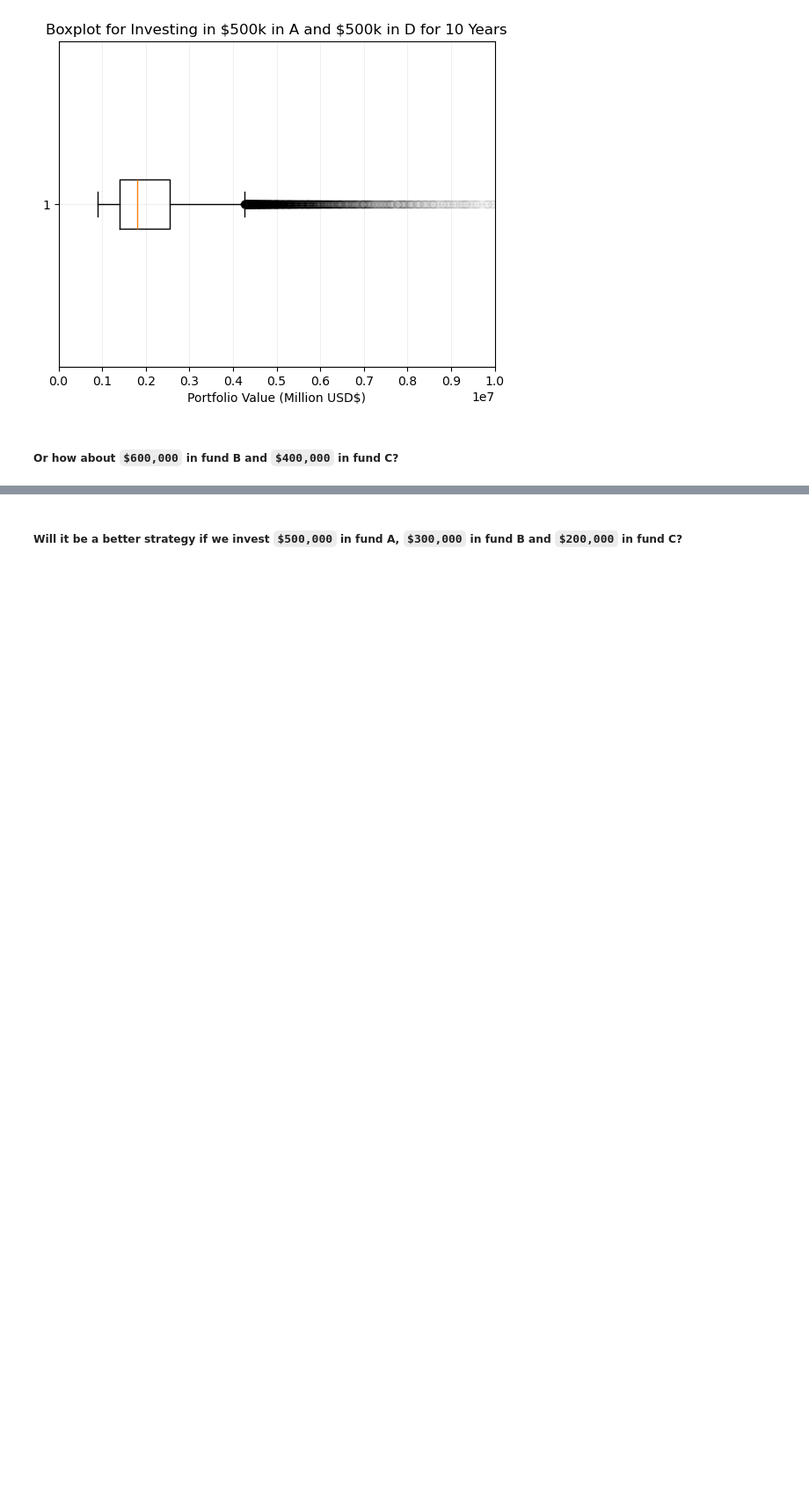
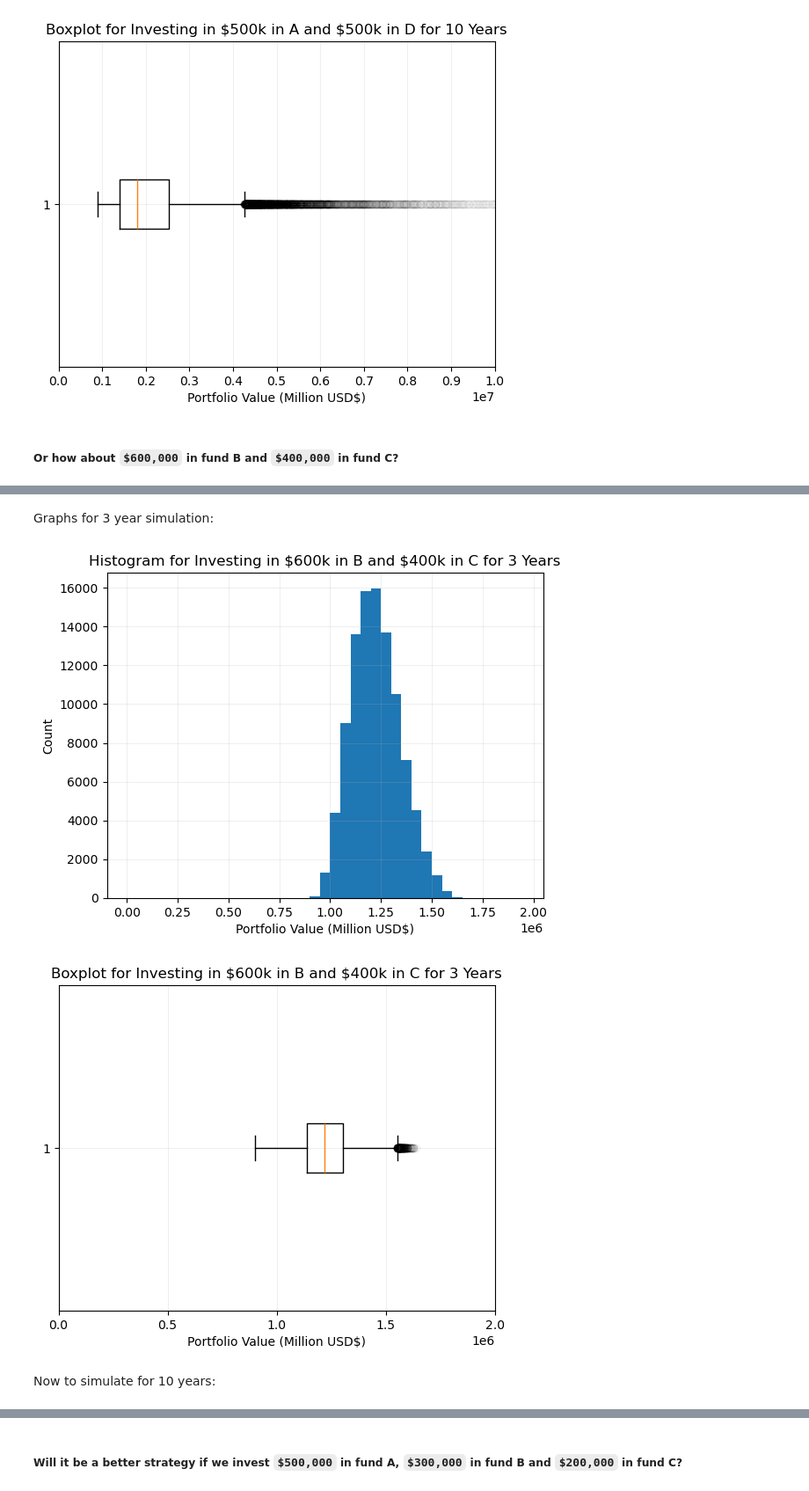
Before and after one commit to myin27/OR442-Term-Project, a Jupyter notebook: project.ipynb, the cells around one changed output, grey strips where cells are left out. Shown at 88% size. Drawn from its saved outputs; the diff is of its cells as text; code cells hidden in the pictures; blank space fills up the shorter version.

Commit message:
Complete Q4 part 2 (investing 600k in B and 400k in C).

```diff
--- a/project.ipynb
+++ b/project.ipynb
@@ -503,0 +502,7 @@ plt.show()
+# %%
+portfolios = setup_portfolios([0, 600000.0, 400000.0, 0], NUM_SIMS)
+simulate_multiple(portfolios, SHORT_TERM_YEARS)
+
+portfolio_totals = get_portfolio_totals(portfolios)
+
+print_stats(portfolio_totals)
@@ -503,0 +520,24 @@ plt.show()
+# %% [markdown]
+Graphs for 3 year simulation:
+# %%
+plt.figure(17)
+histogram = plt.hist(portfolio_totals, bins=range(0, 2000000, 50000)) # each bin will be 50k
+plt.grid(alpha=0.2)
+plt.title(r"Histogram for Investing in \$600k in B and \$400k in C for 3 Years")
+plt.xlabel("Portfolio Value (Million USD$)")
+plt.xticks(range(0,2000001, 250000))
+plt.ylabel("Count")
+
+plt.figure(18)
+box_plot = plt.boxplot(portfolio_totals, vert=False, flierprops={"alpha": 0.05})
+plt.grid(alpha=0.2)
+plt.title(r"Boxplot for Investing in \$600k in B and \$400k in C for 3 Years")
+plt.xlabel("Portfolio Value (Million USD$)")
+plt.xticks(range(0, 2000001, 500000))
+
+plt.show()
+# %% [output]
+[figure, added]
+[figure, added]
+# %% [markdown]
+Now to simulate for 10 years:
```
Also changed, not shown: parts of 14 cells of this notebook.
